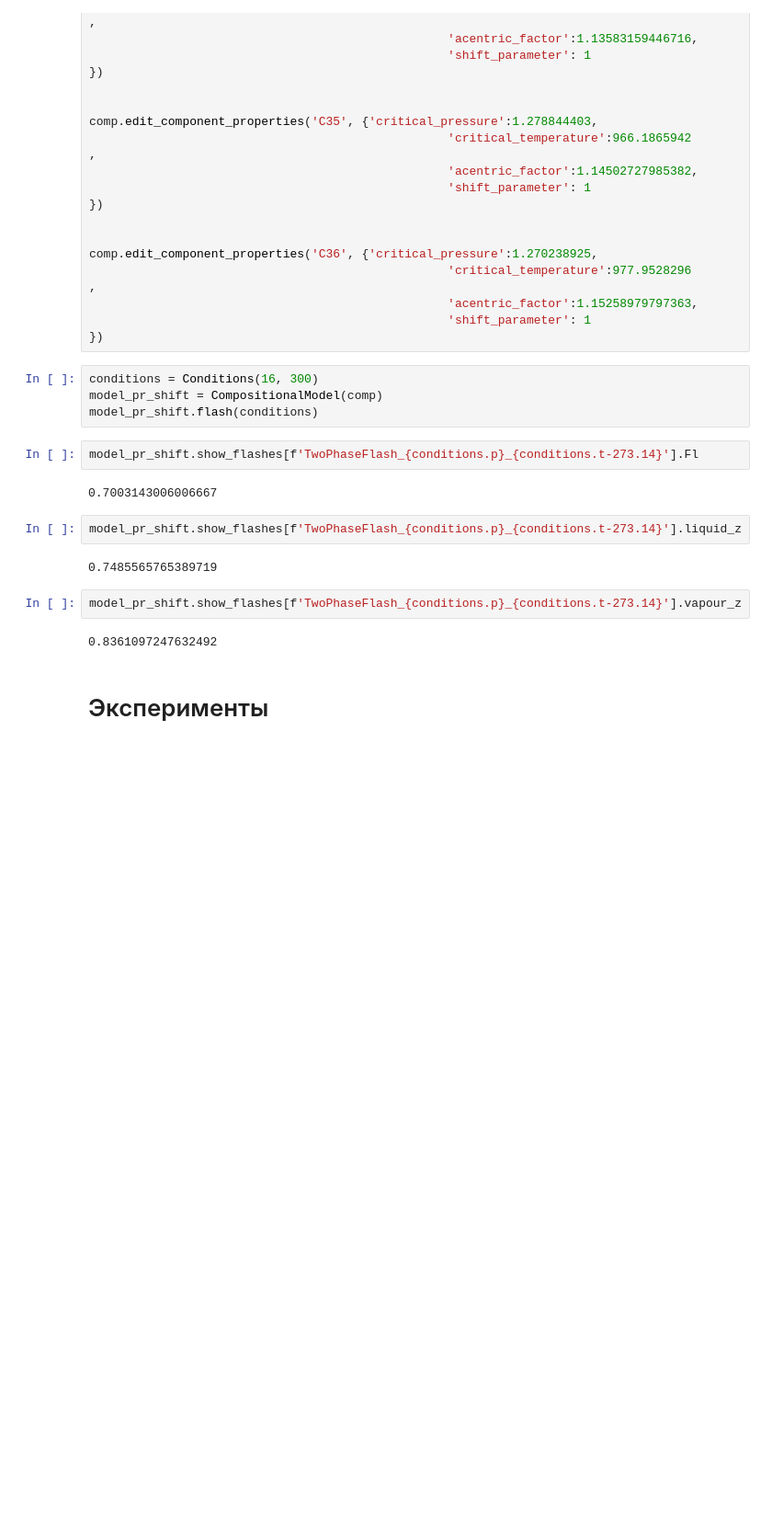
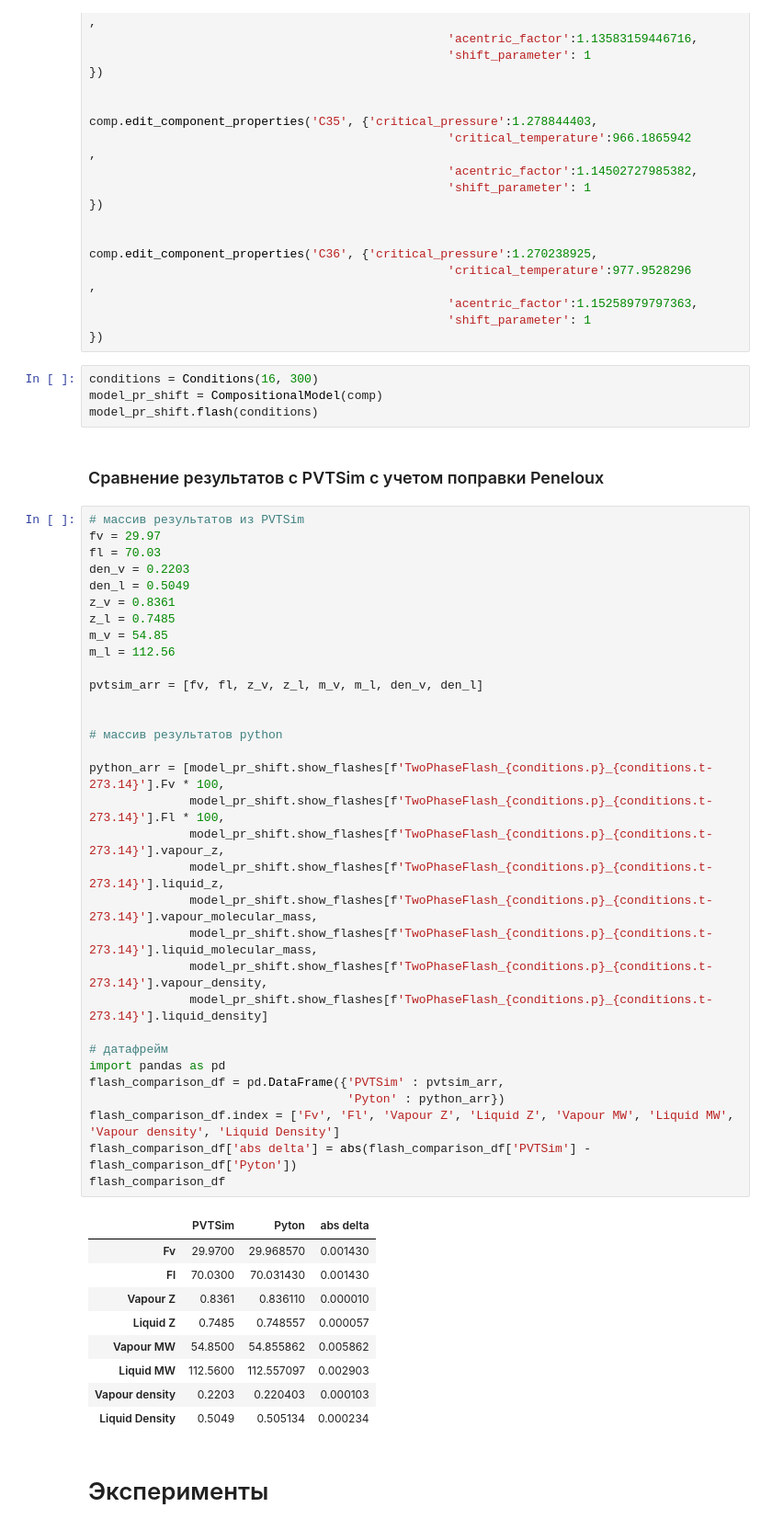
Before and after one commit to SidorenkoDD/BlackBoxFluid, a Jupyter notebook: code/notebook.ipynb, the cells around one changed output. Shown at 92% size. Cells and saved outputs as stored; diff of their text form; blank space fills up the shorter version.

```diff
--- a/code/notebook.ipynb
+++ b/code/notebook.ipynb
@@ -934,18 +1120,50 @@ comp.edit_component_properties('C36', {'critical_pressure':1.270238925,
 conditions = Conditions(16, 300)
 model_pr_shift = CompositionalModel(comp)
 model_pr_shift.flash(conditions)
-# %%
-model_pr_shift.show_flashes[f'TwoPhaseFlash_{conditions.p}_{conditions.t-273.14}'].Fl
-# %% [output]
-0.7003143006006667
-# %%
-model_pr_shift.show_flashes[f'TwoPhaseFlash_{conditions.p}_{conditions.t-273.14}'].liquid_z
-# %% [output]
-0.7485565765389719
-# %%
-model_pr_shift.show_flashes[f'TwoPhaseFlash_{conditions.p}_{conditions.t-273.14}'].vapour_z
-# %% [output]
-0.8361097247632492
+# %% [markdown]
+### Сравнение результатов с PVTSim с учетом поправки Peneloux
+# %%
+# массив результатов из PVTSim
+fv = 29.97
+fl = 70.03
+den_v = 0.2203
+den_l = 0.5049
+z_v = 0.8361
+z_l = 0.7485
+m_v = 54.85
+m_l = 112.56
+
+pvtsim_arr = [fv, fl, z_v, z_l, m_v, m_l, den_v, den_l]
+
+
+# массив результатов python
+
+python_arr = [model_pr_shift.show_flashes[f'TwoPhaseFlash_{conditions.p}_{conditions.t-273.14}'].Fv * 100,
+              model_pr_shift.show_flashes[f'TwoPhaseFlash_{conditions.p}_{conditions.t-273.14}'].Fl * 100,
+              model_pr_shift.show_flashes[f'TwoPhaseFlash_{conditions.p}_{conditions.t-273.14}'].vapour_z,
+              model_pr_shift.show_flashes[f'TwoPhaseFlash_{conditions.p}_{conditions.t-273.14}'].liquid_z,
+              model_pr_shift.show_flashes[f'TwoPhaseFlash_{conditions.p}_{conditions.t-273.14}'].vapour_molecular_mass,
+              model_pr_shift.show_flashes[f'TwoPhaseFlash_{conditions.p}_{conditions.t-273.14}'].liquid_molecular_mass,
+              model_pr_shift.show_flashes[f'TwoPhaseFlash_{conditions.p}_{conditions.t-273.14}'].vapour_density,
+              model_pr_shift.show_flashes[f'TwoPhaseFlash_{conditions.p}_{conditions.t-273.14}'].liquid_density]
+
+# датафрейм
+import pandas as pd
+flash_comparison_df = pd.DataFrame({'PVTSim' : pvtsim_arr,
+                                    'Pyton' : python_arr})
+flash_comparison_df.index = ['Fv', 'Fl', 'Vapour Z', 'Liquid Z', 'Vapour MW', 'Liquid MW', 'Vapour density', 'Liquid Density']
+flash_comparison_df['abs delta'] = abs(flash_comparison_df['PVTSim'] - flash_comparison_df['Pyton'])
+flash_comparison_df
+# %% [output]
+|  | PVTSim | Pyton | abs delta |
+| Fv | 29.9700 | 29.968570 | 0.001430 |
+| Fl | 70.0300 | 70.031430 | 0.001430 |
+| Vapour Z | 0.8361 | 0.836110 | 0.000010 |
+| Liquid Z | 0.7485 | 0.748557 | 0.000057 |
+| Vapour MW | 54.8500 | 54.855862 | 0.005862 |
+| Liquid MW | 112.5600 | 112.557097 | 0.002903 |
+| Vapour density | 0.2203 | 0.220403 | 0.000103 |
+| Liquid Density | 0.5049 | 0.505134 | 0.000234 |
 # %% [markdown]
 # Эксперименты
 # %% [markdown]
```
Also changed, not shown: parts of 62 cells of this notebook, 1 other file.
